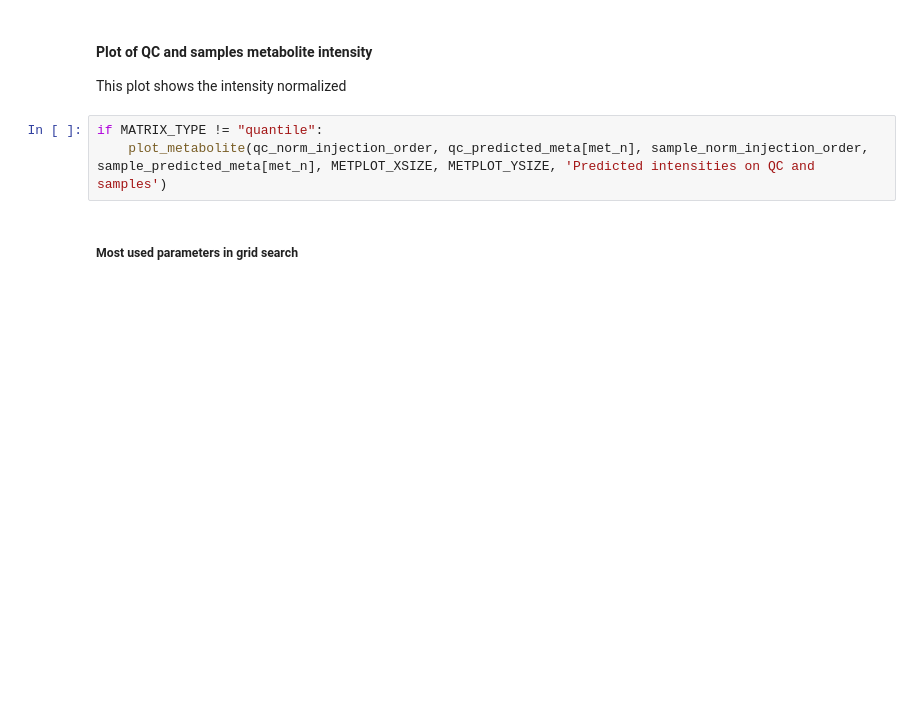
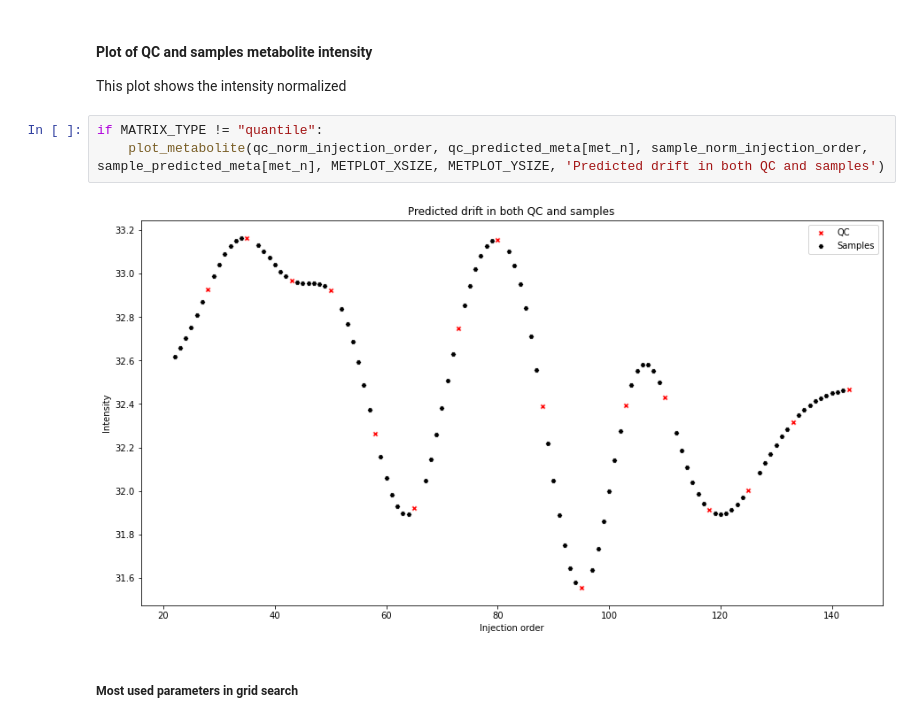
Before and after one commit to deniseda/MSC_THESIS_PUBLIC, a Jupyter notebook: sources/notebooks/Statistical_analysis/Statistical_analysis.ipynb, the cells around one changed output. Saved outputs shown, nothing was run; the diff lists cells and outputs as text; blank space fills up the shorter version.

```diff
--- a/sources/notebooks/Statistical_analysis/Statistical_analysis.ipynb
+++ b/sources/notebooks/Statistical_analysis/Statistical_analysis.ipynb
@@ -116,7 +120,9 @@ plot_metabolite(qc_norm_injection_order, qc_norm_metabolites[met_n], sample_norm
 This plot shows the intensity normalized
 # %%
 if MATRIX_TYPE != "quantile":
-	plot_metabolite(qc_norm_injection_order, qc_predicted_meta[met_n], sample_norm_injection_order, sample_predicted_meta[met_n], METPLOT_XSIZE, METPLOT_YSIZE, 'Predicted intensities on QC and samples')
+	plot_metabolite(qc_norm_injection_order, qc_predicted_meta[met_n], sample_norm_injection_order, sample_predicted_meta[met_n], METPLOT_XSIZE, METPLOT_YSIZE, 'Predicted drift in both QC and samples')
+# %% [output]
+[figure, added]
 # %% [markdown]
 ##### Most used parameters in grid search
 # %%
```
Also changed, not shown: parts of 3 cells of this notebook, 1 other file.
